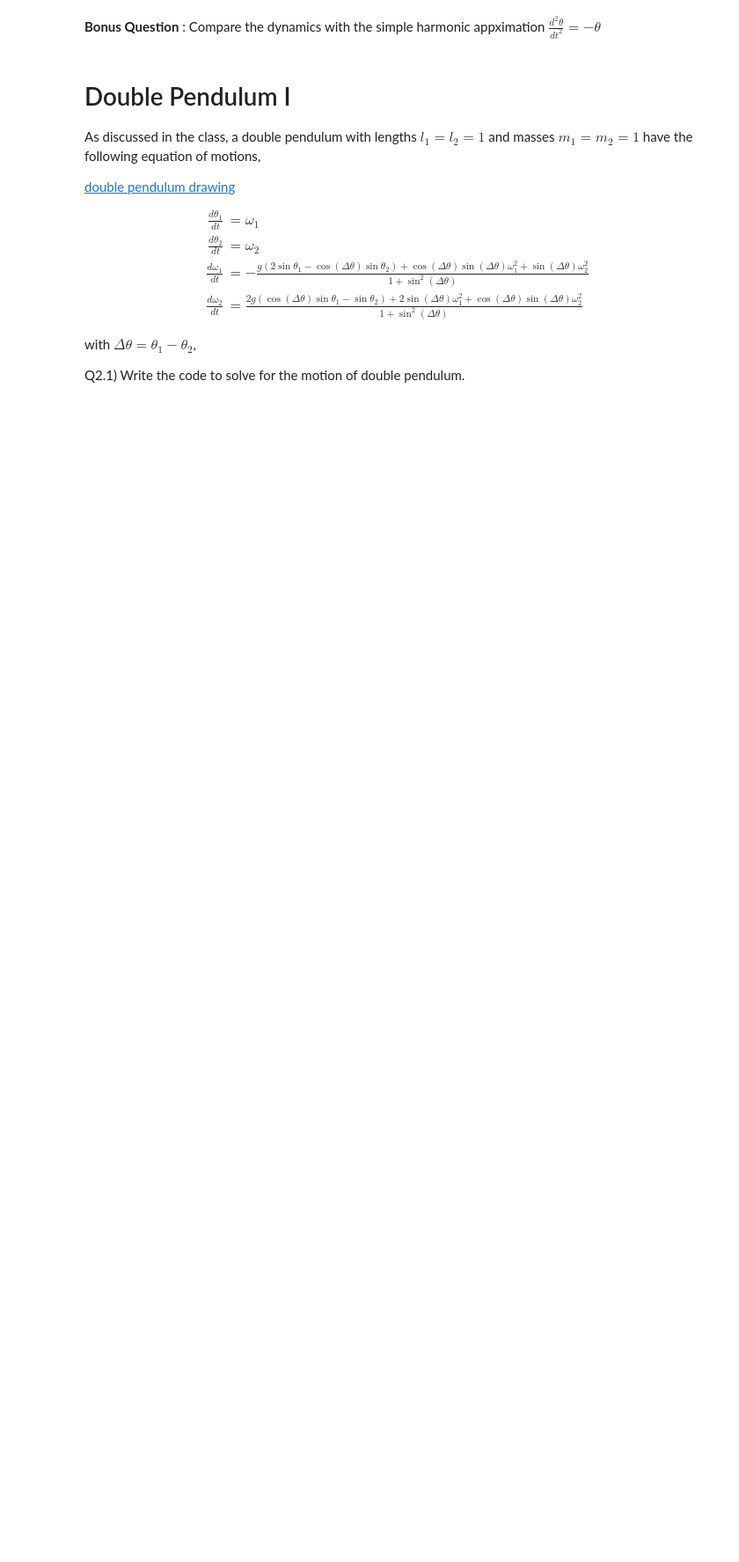
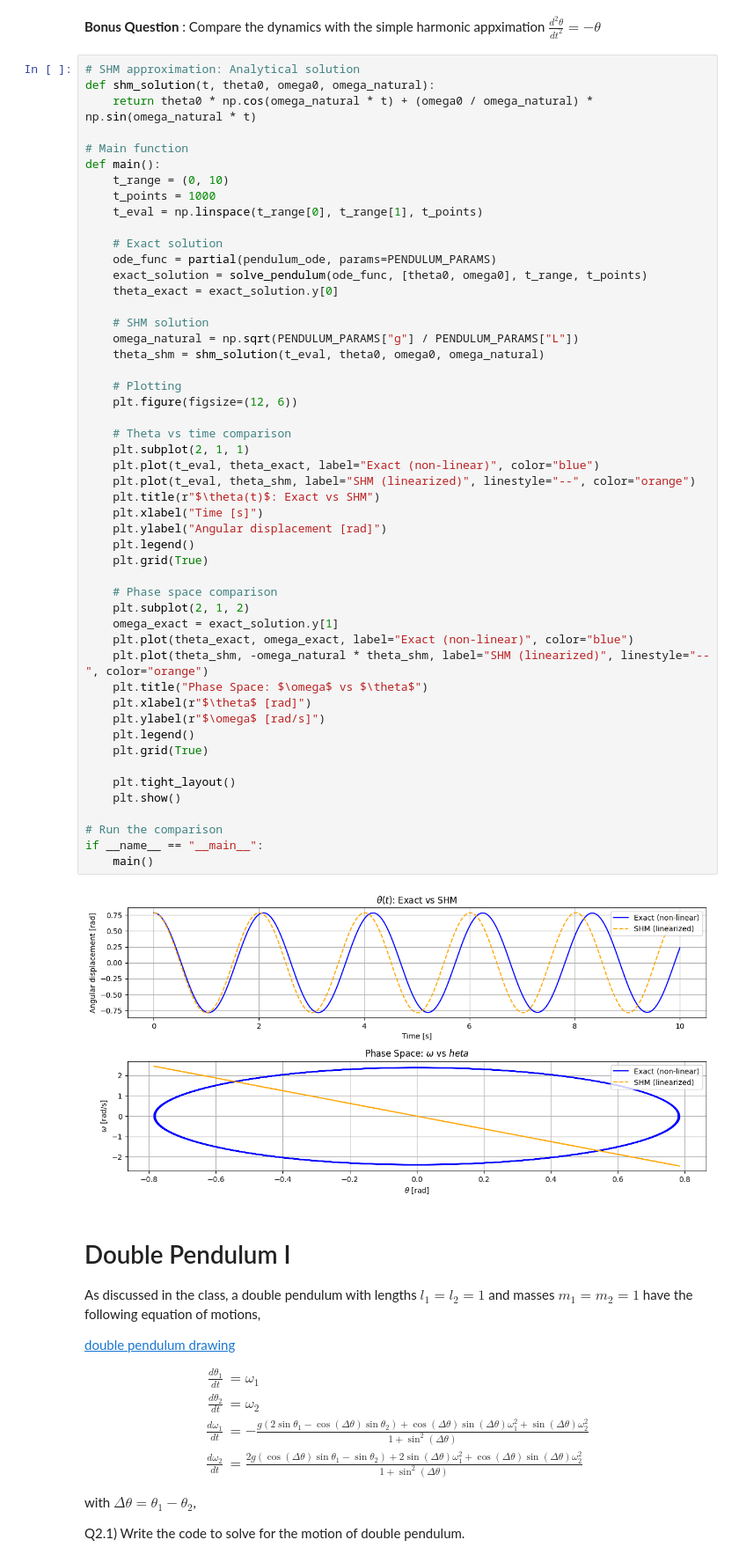
Before and after one commit to T2ooomasz/ComputationalMethodsI, a Jupyter notebook: HW/hw6TomaszKazulak.ipynb, the cells around one changed output. Shown at 88% size. Drawn from its saved outputs; the diff is of its cells as text; blank space fills up the shorter version.

```diff
--- a/HW/hw6TomaszKazulak.ipynb
+++ b/HW/hw6TomaszKazulak.ipynb
@@ -39,5 +109,57 @@ Taking $\vec x = (\theta, \omega)$ one can solve this system.
 # %% [markdown]
 **Bonus Question** : Compare the dynamics with the simple harmonic appximation $\frac{d^2\theta}{dt^2} = - \theta$
+# %%
+# SHM approximation: Analytical solution
+def shm_solution(t, theta0, omega0, omega_natural):
+    return theta0 * np.cos(omega_natural * t) + (omega0 / omega_natural) * np.sin(omega_natural * t)
+
+# Main function
+def main():
+    t_range = (0, 10)
+    t_points = 1000
+    t_eval = np.linspace(t_range[0], t_range[1], t_points)
+
+    # Exact solution
+    ode_func = partial(pendulum_ode, params=PENDULUM_PARAMS)
+    exact_solution = solve_pendulum(ode_func, [theta0, omega0], t_range, t_points)
+    theta_exact = exact_solution.y[0]
+
+    # SHM solution
+    omega_natural = np.sqrt(PENDULUM_PARAMS["g"] / PENDULUM_PARAMS["L"])
+    theta_shm = shm_solution(t_eval, theta0, omega0, omega_natural)
+
+    # Plotting
+    plt.figure(figsize=(12, 6))
+
+    # Theta vs time comparison
+    plt.subplot(2, 1, 1)
+    plt.plot(t_eval, theta_exact, label="Exact (non-linear)", color="blue")
+    plt.plot(t_eval, theta_shm, label="SHM (linearized)", linestyle="--", color="orange")
+    plt.title(r"$\theta(t)$: Exact vs SHM")
+    plt.xlabel("Time [s]")
+    plt.ylabel("Angular displacement [rad]")
+    plt.legend()
+    plt.grid(True)
+
+    # Phase space comparison
+    plt.subplot(2, 1, 2)
+    omega_exact = exact_solution.y[1]
+    plt.plot(theta_exact, omega_exact, label="Exact (non-linear)", color="blue")
+    plt.plot(theta_shm, -omega_natural * theta_shm, label="SHM (linearized)", linestyle="--", color="orange")
+    plt.title("Phase Space: $\omega$ vs $\theta$")
+    plt.xlabel(r"$\theta$ [rad]")
+    plt.ylabel(r"$\omega$ [rad/s]")
+    plt.legend()
+    plt.grid(True)
+
+    plt.tight_layout()
+    plt.show()
+
+# Run the comparison
+if __name__ == "__main__":
+    main()
+# %% [output]
+[figure, added]
 # %% [markdown]
 # Double Pendulum I
 As discussed in the class, a double pendulum with lengths $l_1=l_2 = 1$ and masses $m_1 = m_2 = 1$ have the following equation of motions,
```
Also changed, not shown: parts of 10 cells of this notebook.
